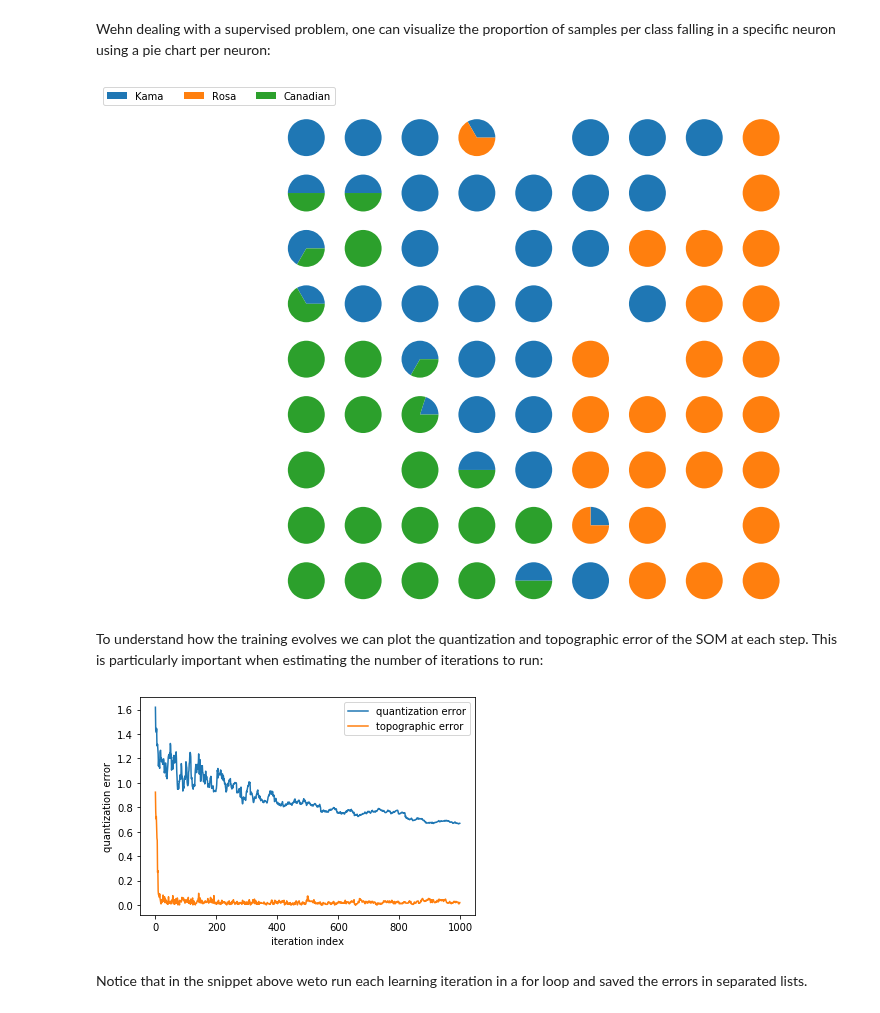
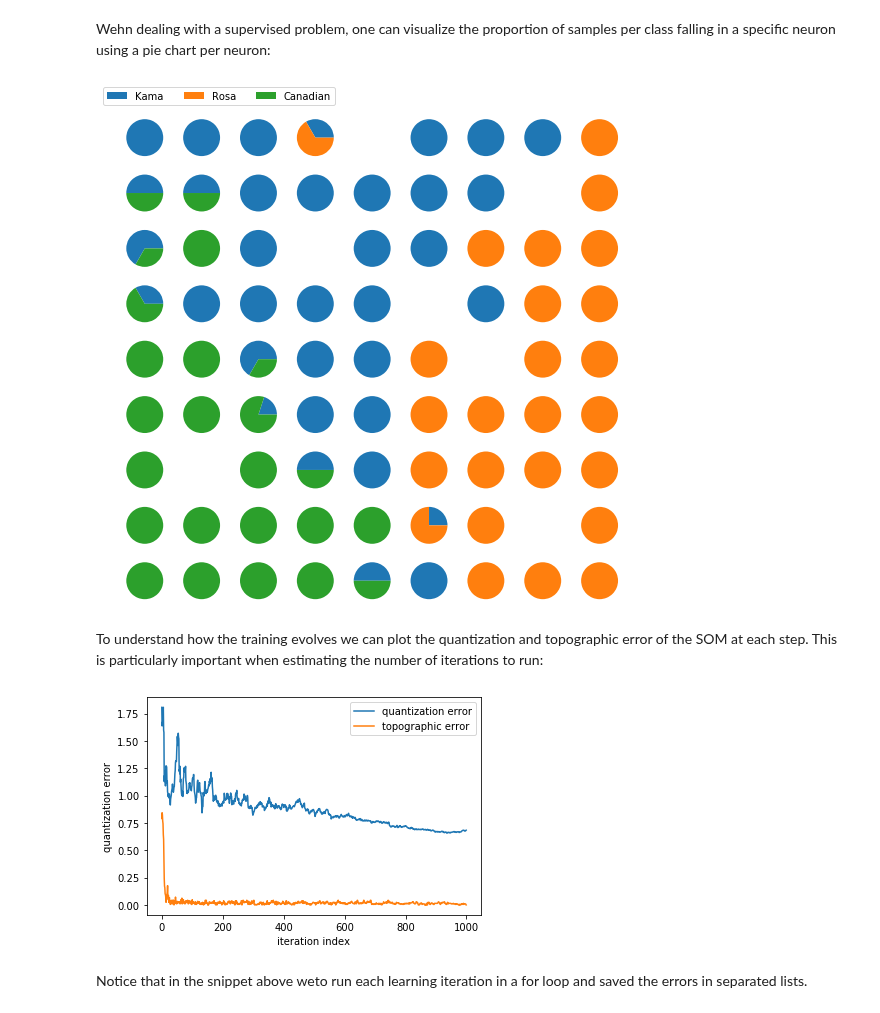
Before and after one commit to JustGlowing/minisom, a Jupyter notebook: examples/BasicUsage.ipynb, the cells around one changed output. Saved outputs shown, nothing was run; the diff lists cells and outputs as text; code cells hidden in the pictures.

```diff
--- a/examples/BasicUsage.ipynb
+++ b/examples/BasicUsage.ipynb
@@ -12,7 +12,8 @@ import numpy as np
 
 data = pd.read_csv('https://archive.ics.uci.edu/ml/machine-learning-databases/00236/seeds_dataset.txt',
                     names=['area', 'perimeter', 'compactness', 'length_kernel', 'width_kernel',
-                   'asymmetry_coefficient', 'length_kernel_groove', 'target'], sep='\t+')
+                   'asymmetry_coefficient', 'length_kernel_groove', 'target'],
+                   sep='\t+', engine='python')
 target = data['target'].values
 data = data[data.columns[:-1]]
 # data normalization
@@ -72,22 +73,22 @@ Wehn dealing with a supervised problem, one can visualize the proportion of samp
 # %%
 import matplotlib.gridspec as gridspec
 
 label_names = {1:'Kama', 2:'Rosa', 3:'Canadian'}
 labels_map = som.labels_map(data, [label_names[t] for t in target])
 
 fig = plt.figure(figsize=(9, 9))
 the_grid = gridspec.GridSpec(n_neurons, m_neurons, fig)
 for position in labels_map.keys():
     label_fracs = [labels_map[position][l] for l in label_names.values()]
     plt.subplot(the_grid[n_neurons-1-position[1],
                          position[0]], aspect=1)
     patches, texts = plt.pie(label_fracs)
 
-plt.legend(patches, label_names.values(), bbox_to_anchor=(0., 6.5), ncol=3)
+plt.legend(patches, label_names.values(), bbox_to_anchor=(3.5, 6.5), ncol=3)
 plt.savefig('resulting_images/som_seed_pies.png')
 plt.show()
 # %% [output]
-[figure, old version]
+[figure, new version]
 # %% [markdown]
 To understand how the training evolves we can plot the quantization and topographic error of the SOM at each step. This is particularly important when estimating the number of iterations to run:
 # %%
@@ -111,6 +112,6 @@ plt.xlabel('iteration index')
 plt.legend()
 plt.show()
 # %% [output]
-[figure, old version]
+[figure, new version]
 # %% [markdown]
 Notice that in the snippet above weto run each learning iteration in a for loop and saved the errors in separated lists.
```
Also changed, not shown: parts of 1 cell of this notebook, 1 other file.
